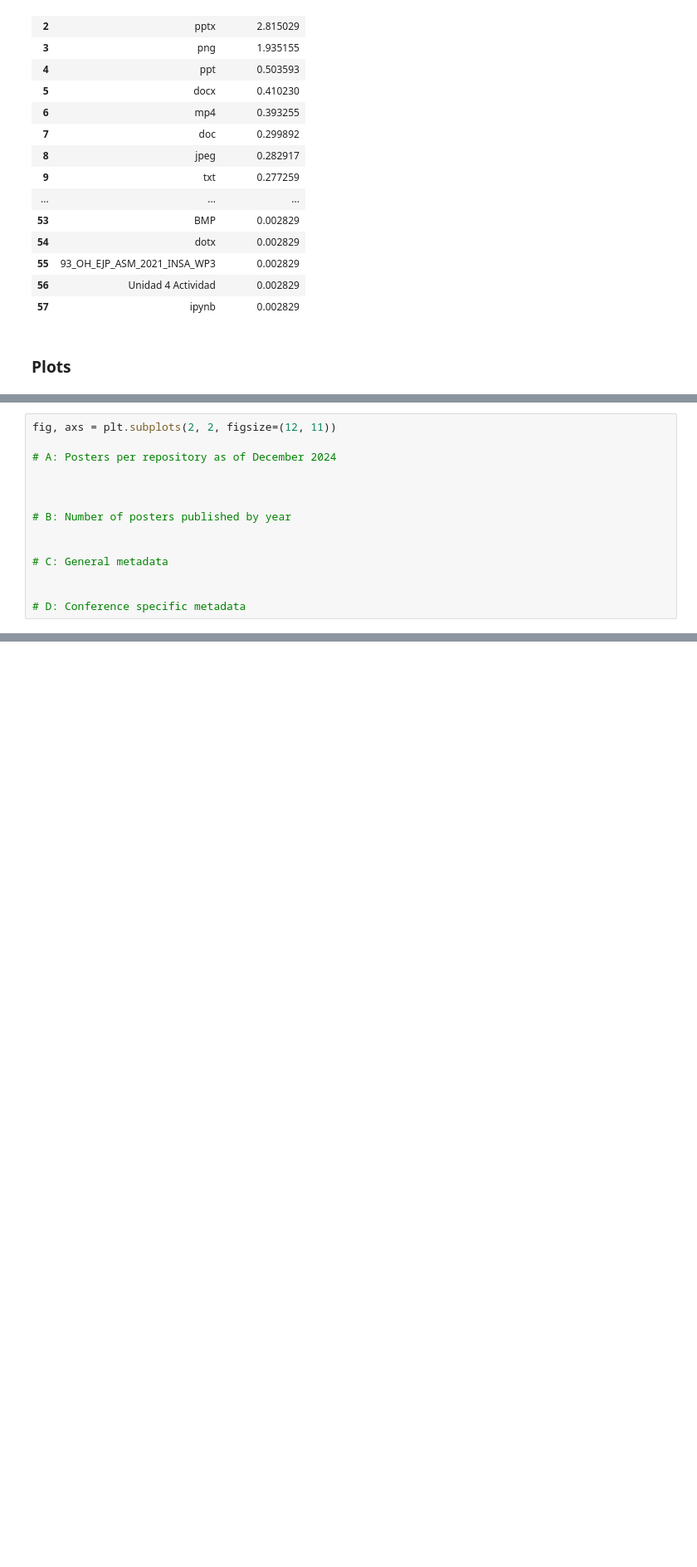
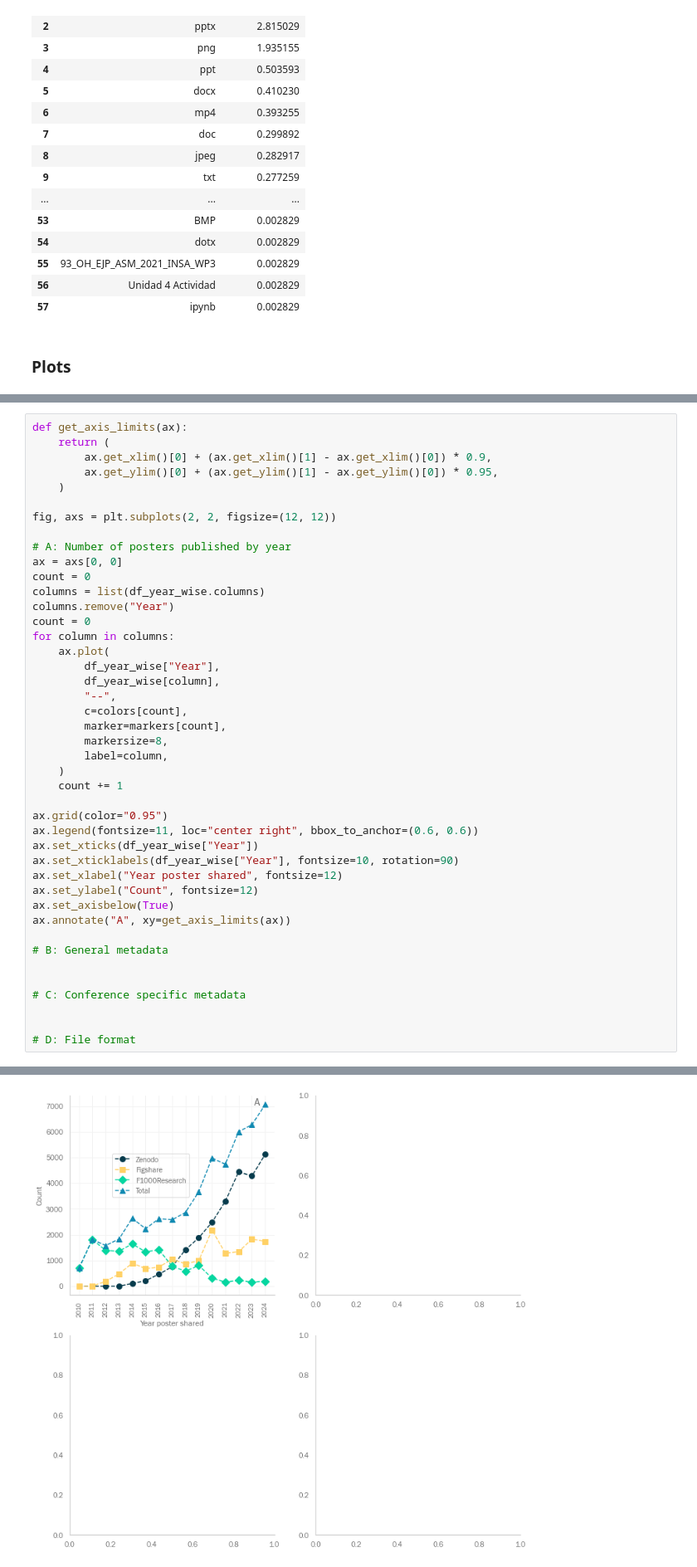
Before and after one commit to fairdataihub/poster-sharing-reuse-paper-code, a Jupyter notebook: main.ipynb, the cells around one changed output, grey strips where cells are left out. Shown at 83% size. Saved outputs shown, nothing was run; the diff lists cells and outputs as text; blank space fills up the shorter version.

Commit message:
feat: plot A

```diff
--- a/main.ipynb
+++ b/main.ipynb
@@ -900,14 +942,44 @@ display(df_file_format_dist)
 # %%
-fig, axs = plt.subplots(2, 2, figsize=(12, 11))
+def get_axis_limits(ax):
+    return (
+        ax.get_xlim()[0] + (ax.get_xlim()[1] - ax.get_xlim()[0]) * 0.9,
+        ax.get_ylim()[0] + (ax.get_ylim()[1] - ax.get_ylim()[0]) * 0.95,
+    )
 
-# A: Posters per repository as of December 2024
+fig, axs = plt.subplots(2, 2, figsize=(12, 12))
+
+# A: Number of posters published by year
+ax = axs[0, 0]
+count = 0
+columns = list(df_year_wise.columns)
+columns.remove("Year")
+count = 0
+for column in columns:
+    ax.plot(
+        df_year_wise["Year"],
+        df_year_wise[column],
+        "--",
+        c=colors[count],
+        marker=markers[count],
+        markersize=8,
+        label=column,
+    )
+    count += 1
+
+ax.grid(color="0.95")
+ax.legend(fontsize=11, loc="center right", bbox_to_anchor=(0.6, 0.6))
+ax.set_xticks(df_year_wise["Year"])
+ax.set_xticklabels(df_year_wise["Year"], fontsize=10, rotation=90)
+ax.set_xlabel("Year poster shared", fontsize=12)
+ax.set_ylabel("Count", fontsize=12)
+ax.set_axisbelow(True)
+ax.annotate("A", xy=get_axis_limits(ax))
+
+# B: General metadata
 
 
-
-# B: Number of posters published by year
+# C: Conference specific metadata
 
 
-# C: General metadata
-
-
-# D: Conference specific metadata
+# D: File format
+# %% [output]
@@ -913,0 +987 @@ fig, axs = plt.subplots(2, 2, figsize=(12, 11))
+[figure, added]
```
Also changed, not shown: parts of 5 cells of this notebook.
